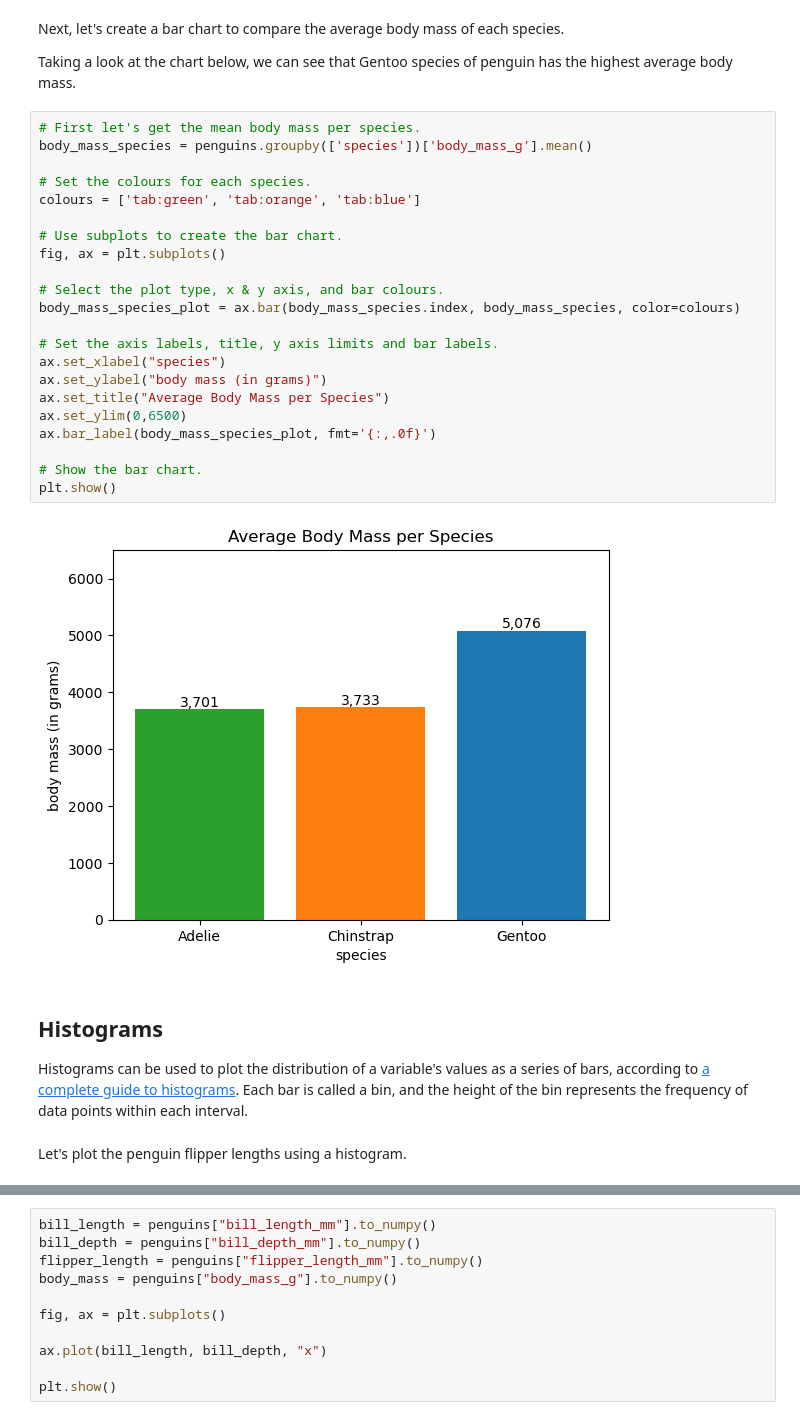
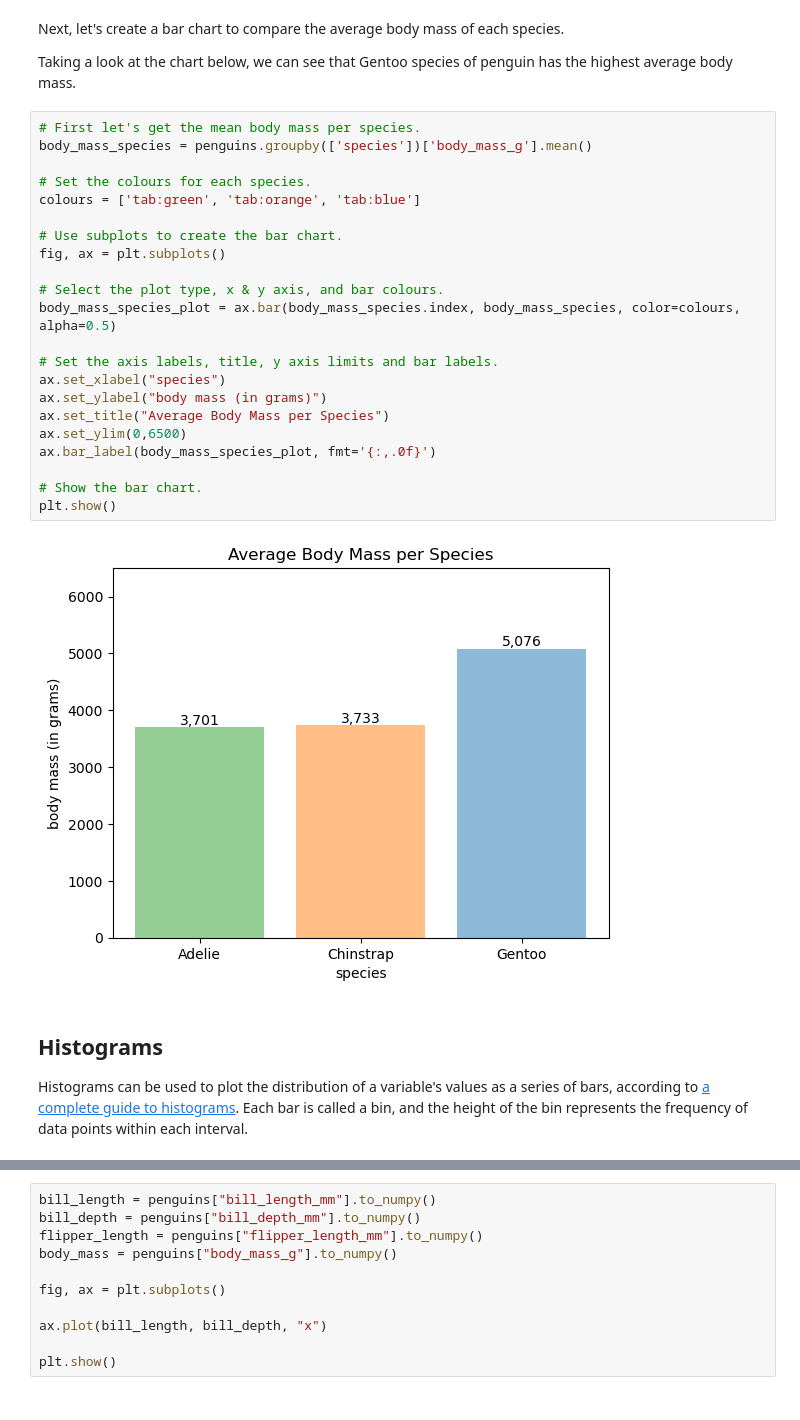
Before and after one commit to eoghanpw/pofda-mywork, a Jupyter notebook: penguins.ipynb, the cells around one changed output, grey strips where cells are left out. Drawn from its saved outputs; the diff is of its cells as text.

Commit message:
histogram updates

```diff
--- a/penguins.ipynb
+++ b/penguins.ipynb
@@ -211,30 +217,28 @@ Taking a look at the chart below, we can see that Gentoo species of penguin has
 # %%
 # First let's get the mean body mass per species.
 body_mass_species = penguins.groupby(['species'])['body_mass_g'].mean()
 
 # Set the colours for each species.
 colours = ['tab:green', 'tab:orange', 'tab:blue']
 
 # Use subplots to create the bar chart.
 fig, ax = plt.subplots()
 
 # Select the plot type, x & y axis, and bar colours.
-body_mass_species_plot = ax.bar(body_mass_species.index, body_mass_species, color=colours)
+body_mass_species_plot = ax.bar(body_mass_species.index, body_mass_species, color=colours, alpha=0.5)
 
 # Set the axis labels, title, y axis limits and bar labels.
 ax.set_xlabel("species")
 ax.set_ylabel("body mass (in grams)")
 ax.set_title("Average Body Mass per Species")
 ax.set_ylim(0,6500)
 ax.bar_label(body_mass_species_plot, fmt='{:,.0f}')
 
 # Show the bar chart.
 plt.show()
 # %% [output]
-[figure, old version]
+[figure, new version]
 # %% [markdown]
 ## Histograms
 
 Histograms can be used to plot the distribution of a variable's values as a series of bars, according to [a complete guide to histograms](https://www.atlassian.com/data/charts/histogram-complete-guide). Each bar is called a bin, and the height of the bin represents the frequency of data points within each interval.
-# %% [markdown]
-Let's plot the penguin flipper lengths using a histogram.
```
Also changed, not shown: parts of 6 cells of this notebook.
